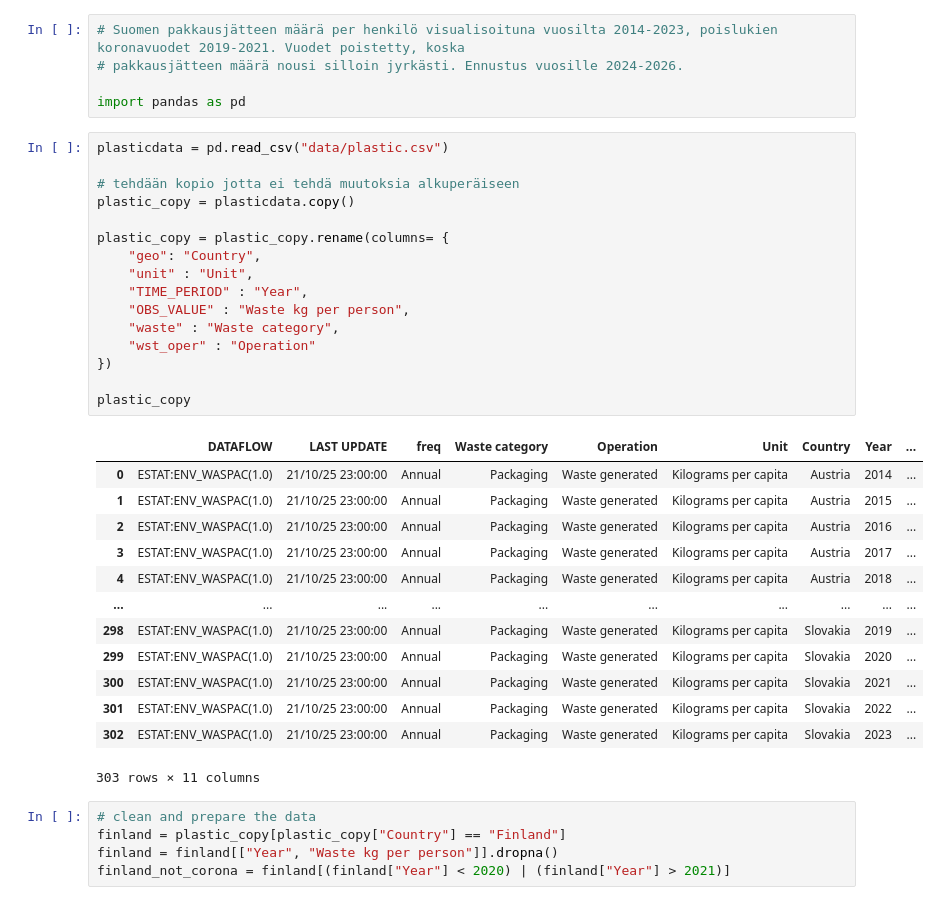
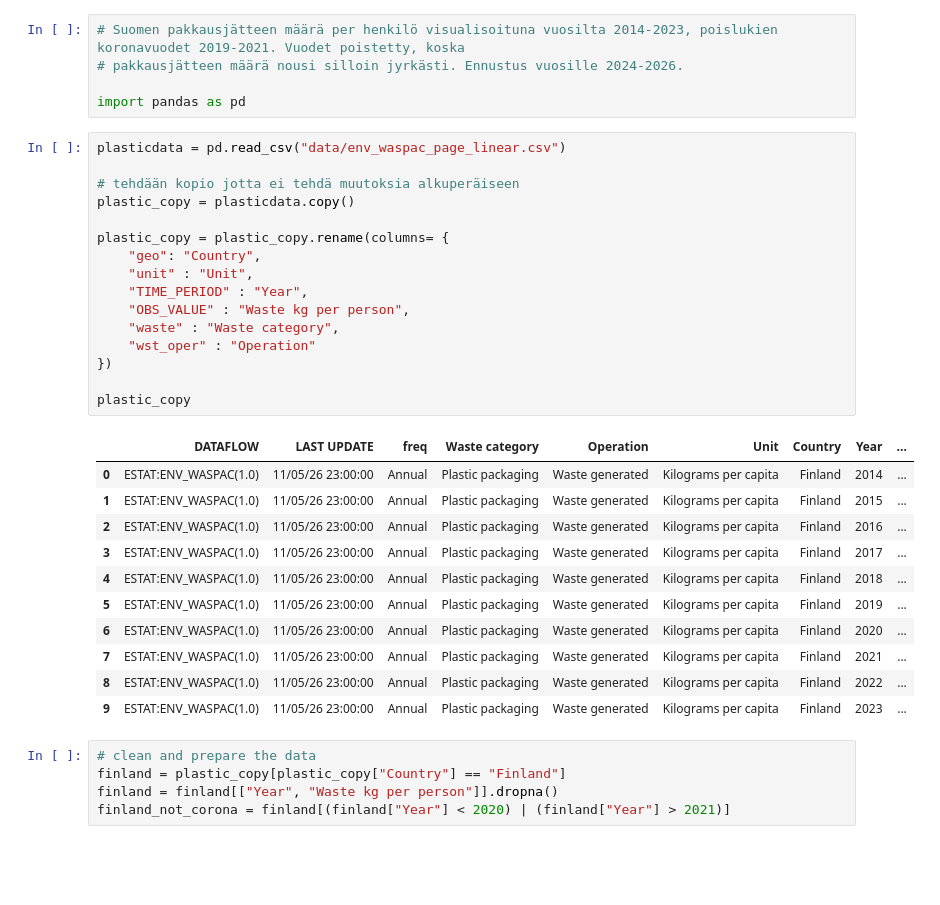
Before and after one commit to AnnaJouppi/plastic-waste-finland, a Jupyter notebook: plastic-waste-finland.ipynb, the cells around one changed output. Saved outputs shown, nothing was run; the diff lists cells and outputs as text; blank space fills up the shorter version.

```diff
--- a/plastic-waste-finland.ipynb
+++ b/plastic-waste-finland.ipynb
@@ -4,35 +4,33 @@
 
 import pandas as pd
 # %%
-plasticdata = pd.read_csv("data/plastic.csv")
+plasticdata = pd.read_csv("data/env_waspac_page_linear.csv")
 
 # tehdään kopio jotta ei tehdä muutoksia alkuperäiseen
 plastic_copy = plasticdata.copy()
 
 plastic_copy = plastic_copy.rename(columns= {
     "geo": "Country",
     "unit" : "Unit",
     "TIME_PERIOD" : "Year",
     "OBS_VALUE" : "Waste kg per person",
     "waste" : "Waste category",
     "wst_oper" : "Operation"
 })
 
 plastic_copy
 # %% [output]
 |  | DATAFLOW | LAST UPDATE | freq | Waste category | Operation | Unit | Country | Year | ... |
-| 0 | ESTAT:ENV_WASPAC(1.0) | 21/10/25 23:00:00 | Annual | Packaging | Waste generated | Kilograms per capita | Austria | 2014 | ... |
-| 1 | ESTAT:ENV_WASPAC(1.0) | 21/10/25 23:00:00 | Annual | Packaging | Waste generated | Kilograms per capita | Austria | 2015 | ... |
-| 2 | ESTAT:ENV_WASPAC(1.0) | 21/10/25 23:00:00 | Annual | Packaging | Waste generated | Kilograms per capita | Austria | 2016 | ... |
-| 3 | ESTAT:ENV_WASPAC(1.0) | 21/10/25 23:00:00 | Annual | Packaging | Waste generated | Kilograms per capita | Austria | 2017 | ... |
-| 4 | ESTAT:ENV_WASPAC(1.0) | 21/10/25 23:00:00 | Annual | Packaging | Waste generated | Kilograms per capita | Austria | 2018 | ... |
-| ... | ... | ... | ... | ... | ... | ... | ... | ... | ... |
-| 298 | ESTAT:ENV_WASPAC(1.0) | 21/10/25 23:00:00 | Annual | Packaging | Waste generated | Kilograms per capita | Slovakia | 2019 | ... |
-| 299 | ESTAT:ENV_WASPAC(1.0) | 21/10/25 23:00:00 | Annual | Packaging | Waste generated | Kilograms per capita | Slovakia | 2020 | ... |
-| 300 | ESTAT:ENV_WASPAC(1.0) | 21/10/25 23:00:00 | Annual | Packaging | Waste generated | Kilograms per capita | Slovakia | 2021 | ... |
-| 301 | ESTAT:ENV_WASPAC(1.0) | 21/10/25 23:00:00 | Annual | Packaging | Waste generated | Kilograms per capita | Slovakia | 2022 | ... |
-| 302 | ESTAT:ENV_WASPAC(1.0) | 21/10/25 23:00:00 | Annual | Packaging | Waste generated | Kilograms per capita | Slovakia | 2023 | ... |
+| 0 | ESTAT:ENV_WASPAC(1.0) | 11/05/26 23:00:00 | Annual | Plastic packaging | Waste generated | Kilograms per capita | Finland | 2014 | ... |
+| 1 | ESTAT:ENV_WASPAC(1.0) | 11/05/26 23:00:00 | Annual | Plastic packaging | Waste generated | Kilograms per capita | Finland | 2015 | ... |
+| 2 | ESTAT:ENV_WASPAC(1.0) | 11/05/26 23:00:00 | Annual | Plastic packaging | Waste generated | Kilograms per capita | Finland | 2016 | ... |
+| 3 | ESTAT:ENV_WASPAC(1.0) | 11/05/26 23:00:00 | Annual | Plastic packaging | Waste generated | Kilograms per capita | Finland | 2017 | ... |
+| 4 | ESTAT:ENV_WASPAC(1.0) | 11/05/26 23:00:00 | Annual | Plastic packaging | Waste generated | Kilograms per capita | Finland | 2018 | ... |
+| 5 | ESTAT:ENV_WASPAC(1.0) | 11/05/26 23:00:00 | Annual | Plastic packaging | Waste generated | Kilograms per capita | Finland | 2019 | ... |
+| 6 | ESTAT:ENV_WASPAC(1.0) | 11/05/26 23:00:00 | Annual | Plastic packaging | Waste generated | Kilograms per capita | Finland | 2020 | ... |
+| 7 | ESTAT:ENV_WASPAC(1.0) | 11/05/26 23:00:00 | Annual | Plastic packaging | Waste generated | Kilograms per capita | Finland | 2021 | ... |
+| 8 | ESTAT:ENV_WASPAC(1.0) | 11/05/26 23:00:00 | Annual | Plastic packaging | Waste generated | Kilograms per capita | Finland | 2022 | ... |
+| 9 | ESTAT:ENV_WASPAC(1.0) | 11/05/26 23:00:00 | Annual | Plastic packaging | Waste generated | Kilograms per capita | Finland | 2023 | ... |
-303 rows × 11 columns
 # %%
 # clean and prepare the data
 finland = plastic_copy[plastic_copy["Country"] == "Finland"]
```
Also changed, not shown: parts of 2 cells of this notebook, 3 other files.
